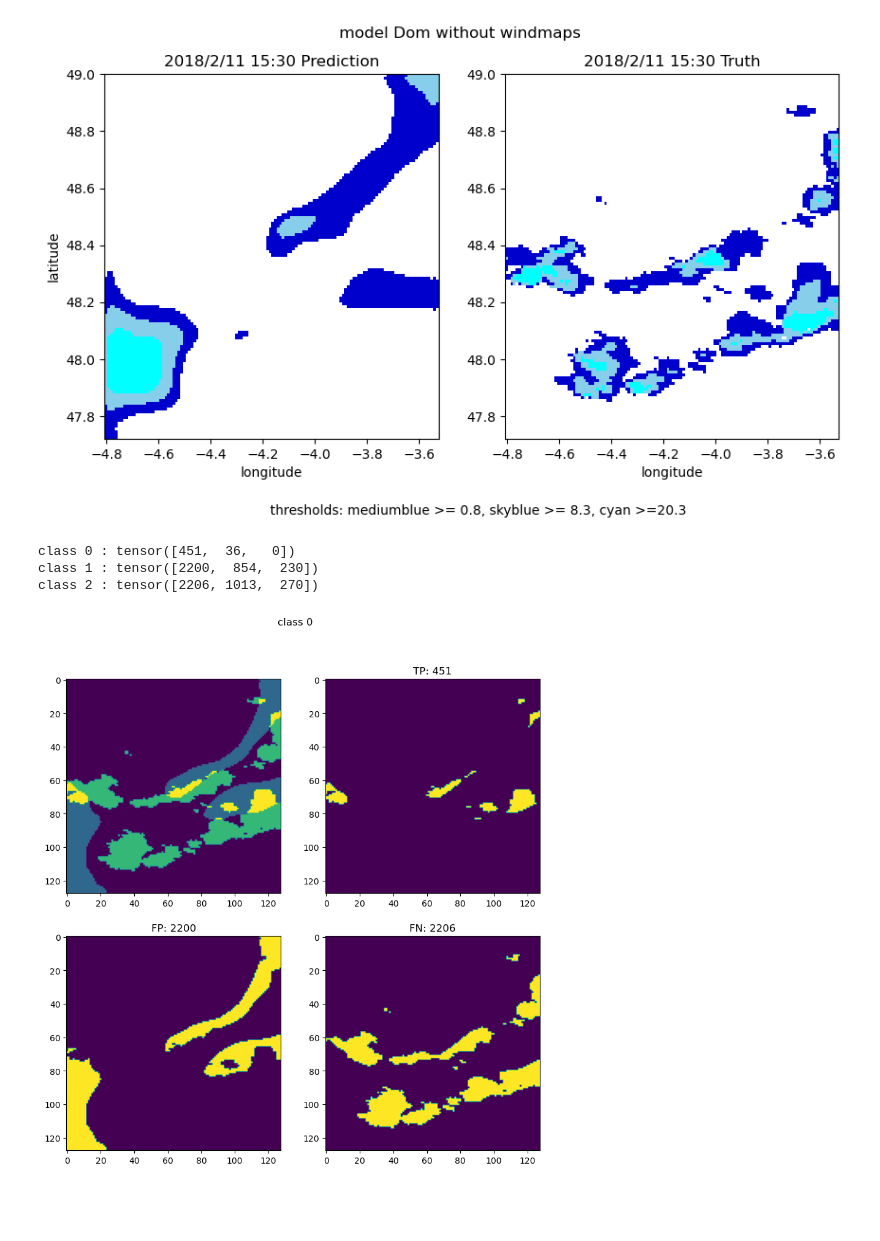
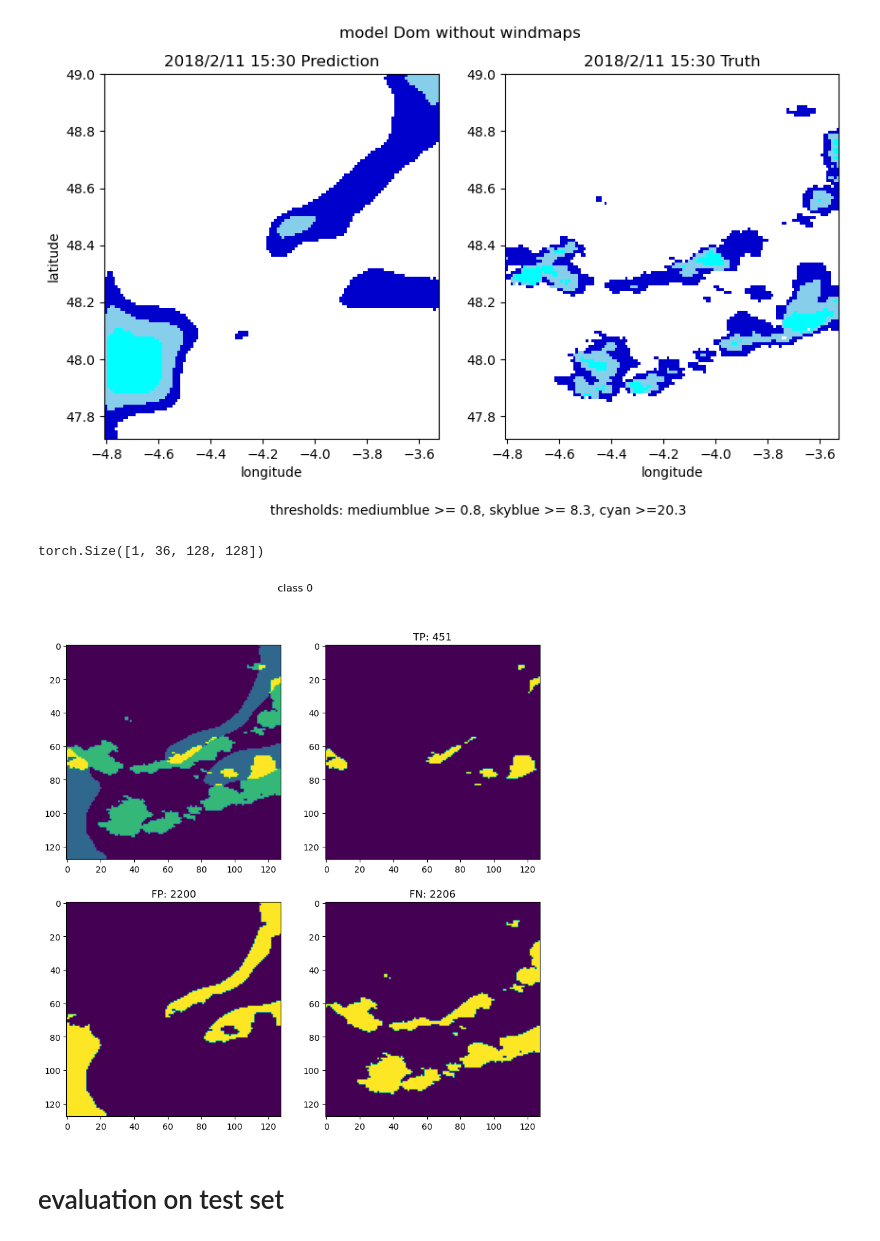
Before and after one commit to DragonZoom/meteonet, a Jupyter notebook: inference.ipynb, the cells around one changed output. Drawn from its saved outputs; the diff is of its cells as text; code cells hidden in the pictures; blank space fills up the shorter version.

```diff
--- a/inference.ipynb
+++ b/inference.ipynb
@@ -158,32 +126,8 @@ df2
-# %%
-from loader.utilities import map_to_classes
-true = map_to_classes(item['target'].unsqueeze(0), thresholds)
-for c,a in enumerate(calculate_TPFPFN(pred, true)):
-    print(f'class {c} : {a}')
-# %% [output]
-class 0 : tensor([451,  36,   0])
-class 1 : tensor([2200,  854,  230])
-class 2 : tensor([2206, 1013,  270])
-# %%
-def plot_TPFPFN( pred, true, c):
-    plt.figure(figsize=(10,10))
-    plt.suptitle( f'class {c}')
-    plt.subplot(2,2,1)
-    plt.imshow(pred[0,c]*1 + 2*true[0,c])
-    plt.subplot(2,2,2)
-    TP = pred[0,c]*true[0,c]
-    plt.title(f'TP: {int(TP.sum())}')
-    plt.imshow(TP)
-    plt.subplot(2,2,3)
-    FP = pred[0,c]*(true[0,c]==False)
-    plt.title(f'FP: {int(FP.sum())}')
-    plt.imshow(FP)
-    plt.subplot(2,2,4)
-    FN = (pred[0,c] == False)*(true[0,c])
-    plt.title(f'FN: {int((FN).sum())}')
-    plt.imshow(FN)
-    plt.show()
-
-plot_TPFPFN( pred, true, 0)
-# %% [output]
-[figure, removed]
+# %%
+from loader.plots import plot_TPFPFN
+plot_TPFPFN( test_ds, test_date, model_dom.to('cpu'), thresholds, 0)
+# %% [output]
+torch.Size([1, 36, 128, 128])
+[figure, added]
+# %% [markdown]
+# evaluation on test set
```
Also changed, not shown: parts of 17 cells of this notebook.
